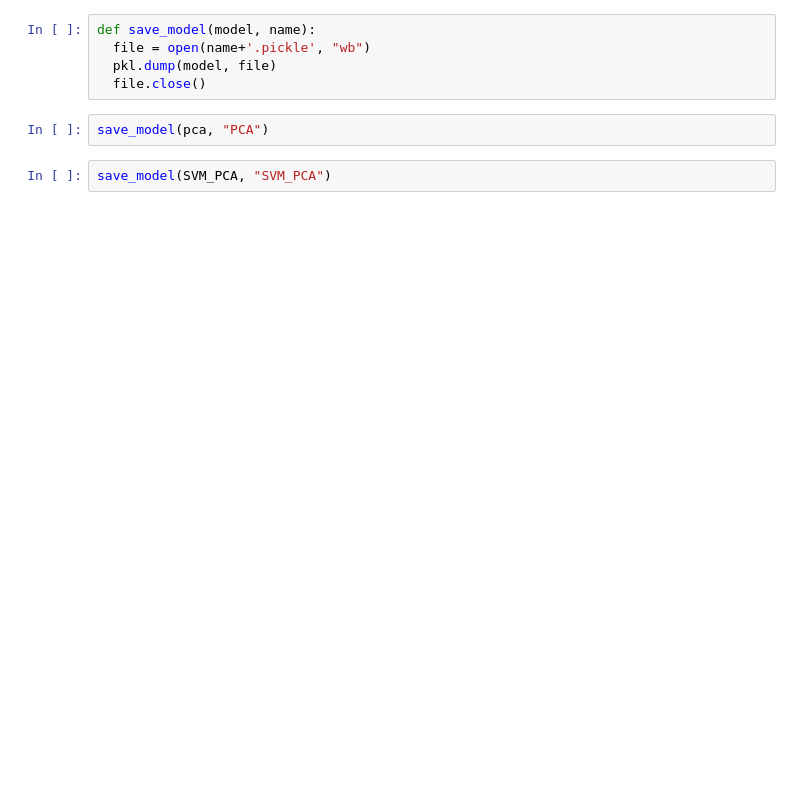
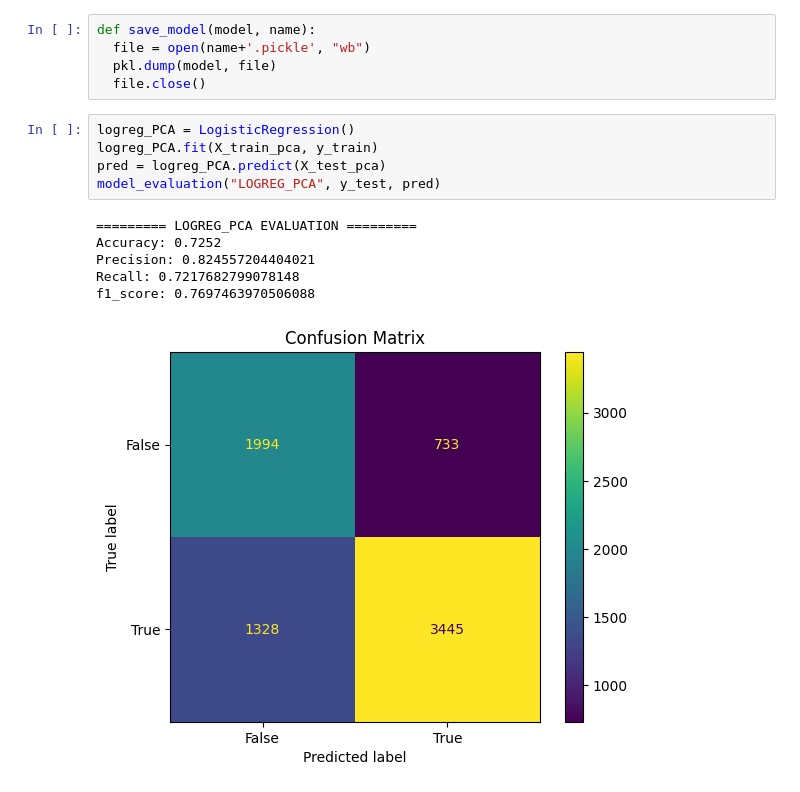
Before and after one commit to wilbertyg/monkey-pox-prediction, a Jupyter notebook: MonkeyPoxPrediction.ipynb, the cells around one changed output. Cells and saved outputs as stored; diff of their text form; blank space fills up the shorter version.

```diff
--- a/MonkeyPoxPrediction.ipynb
+++ b/MonkeyPoxPrediction.ipynb
@@ -289,7 +289,15 @@ def save_model(model, name):
   file = open(name+'.pickle', "wb")
   pkl.dump(model, file)
   file.close()
-# %%
-save_model(pca, "PCA")
-# %%
-save_model(SVM_PCA, "SVM_PCA")
+# %%
+logreg_PCA = LogisticRegression()
+logreg_PCA.fit(X_train_pca, y_train)
+pred = logreg_PCA.predict(X_test_pca)
+model_evaluation("LOGREG_PCA", y_test, pred)
+# %% [output]
+========= LOGREG_PCA EVALUATION =========
+Accuracy: 0.7252
+Precision: 0.824557204404021
+Recall: 0.7217682799078148
+f1_score: 0.7697463970506088
+[figure, added]
```
Also changed, not shown: parts of 9 cells of this notebook, 1 other file.
